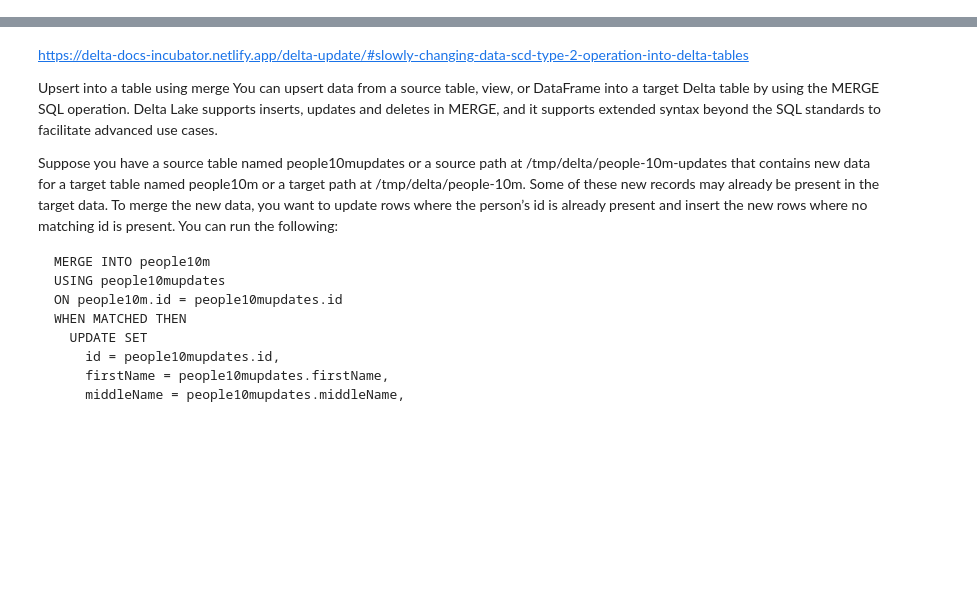
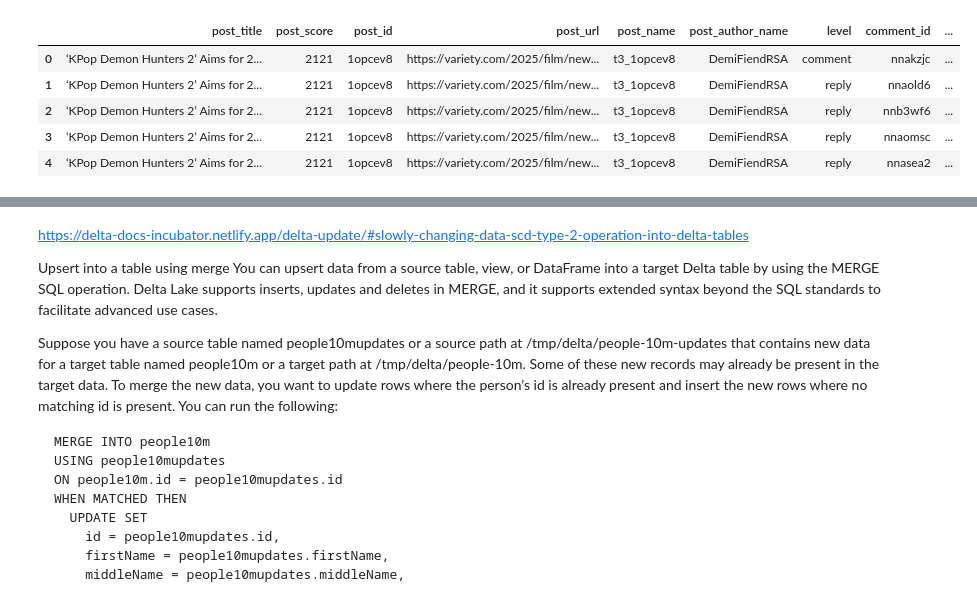
Before and after one commit to 08Aristodemus24/forums-analyses, a Jupyter notebook: include/scripts/view_delta.ipynb, the cells around one changed output, grey strips where cells are left out. Drawn from its saved outputs; the diff is of its cells as text; code cells hidden in the pictures; blank space fills up the shorter version.

```diff
--- a/include/scripts/view_delta.ipynb
+++ b/include/scripts/view_delta.ipynb
@@ -27,0 +13,9 @@ df
+# %%
+df.head()
+# %% [output]
+|  | post_title | post_score | post_id | post_url | post_name | post_author_name | level | comment_id | ... |
+| 0 | ‘KPop Demon Hunters 2’ Aims for 2... | 2121 | 1opcev8 | https://variety.com/2025/film/new... | t3_1opcev8 | DemiFiendRSA | comment | nnakzjc | ... |
+| 1 | ‘KPop Demon Hunters 2’ Aims for 2... | 2121 | 1opcev8 | https://variety.com/2025/film/new... | t3_1opcev8 | DemiFiendRSA | reply | nnaold6 | ... |
+| 2 | ‘KPop Demon Hunters 2’ Aims for 2... | 2121 | 1opcev8 | https://variety.com/2025/film/new... | t3_1opcev8 | DemiFiendRSA | reply | nnb3wf6 | ... |
+| 3 | ‘KPop Demon Hunters 2’ Aims for 2... | 2121 | 1opcev8 | https://variety.com/2025/film/new... | t3_1opcev8 | DemiFiendRSA | reply | nnaomsc | ... |
+| 4 | ‘KPop Demon Hunters 2’ Aims for 2... | 2121 | 1opcev8 | https://variety.com/2025/film/new... | t3_1opcev8 | DemiFiendRSA | reply | nnasea2 | ... |
```
Also changed, not shown: parts of 10 cells of this notebook, 9 other files.
